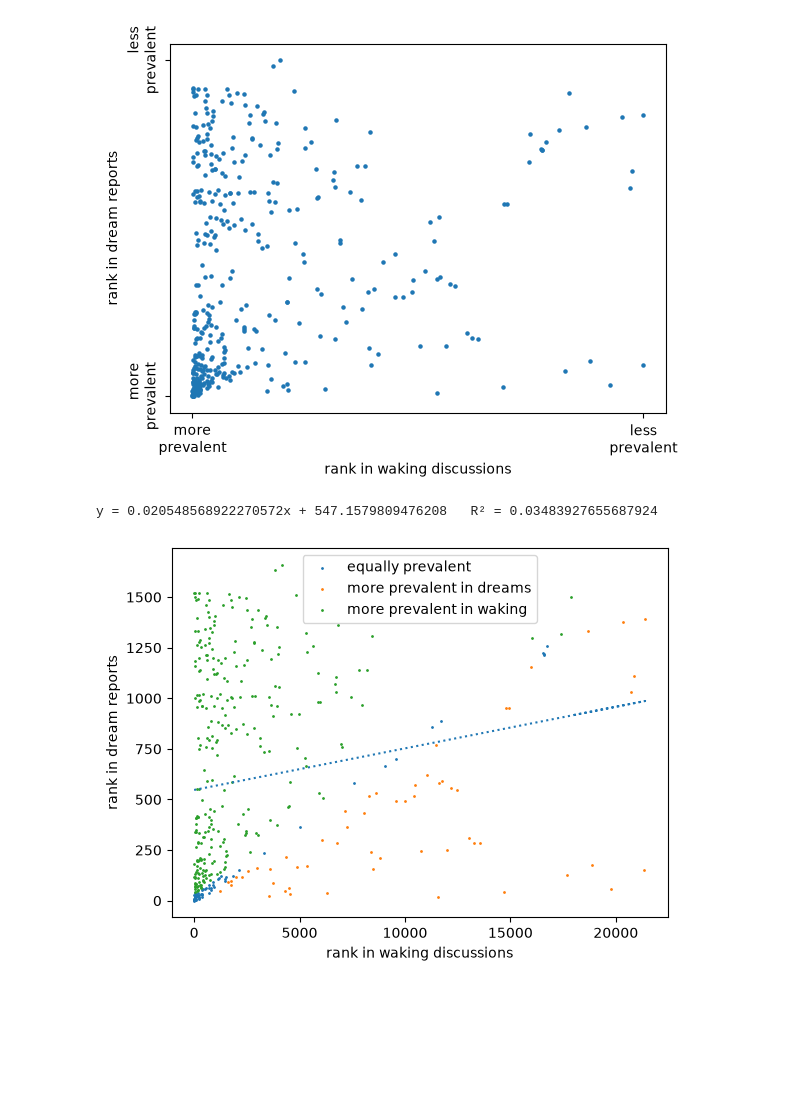
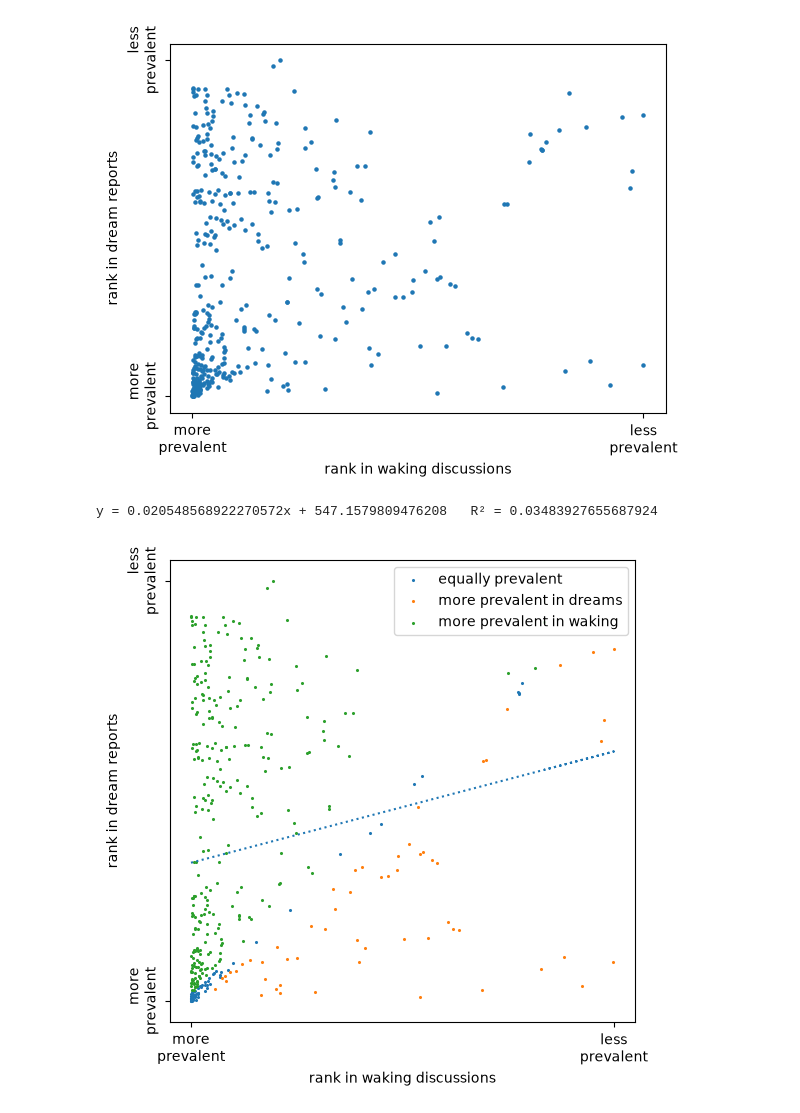
Before and after one commit to CosminS03/Epidemic_Dreams, a Jupyter notebook: figure2.ipynb, the cells around one changed output. Saved outputs shown, nothing was run; the diff lists cells and outputs as text; code cells hidden in the pictures; blank space fills up the shorter version.

Commit message:
update: better figure labeling

```diff
--- a/figure2.ipynb
+++ b/figure2.ipynb
@@ -32,21 +32,24 @@ plt.show()
 # %%
 from sklearn.linear_model import LinearRegression
 
 X = df[["rank_twitter_covid"]]
 y = df["rank_dreams_covid"]
 
 model = LinearRegression().fit(X, y)
 print(f"y = {model.coef_[0]}x + {model.intercept_}   R² = {model.score(X, y)}")
 
+plt.figure(figsize=(6, 6))
 labels = ["equally prevalent", "more prevalent in dreams", "more prevalent in waking"]  # same order as file_list
 for filename, label in zip(file_list, labels):
     d = pd.read_csv(f"./data/{filename}")
-    plt.scatter(d["rank_twitter_covid"], d["rank_dreams_covid"], s=1, label=label)
+    plt.scatter(d["rank_twitter_covid"], d["rank_dreams_covid"], s=1.5, label=label)
 plt.plot(X, model.predict(X), linestyle=":")
 plt.legend()
 plt.xlabel("rank in waking discussions")
 plt.ylabel("rank in dream reports")
+plt.xticks([x.min(), x.max()], ["more\nprevalent", "less\nprevalent"])
+plt.yticks([y.min(), y.max()], ["more\nprevalent", "less\nprevalent"],rotation=90, va="center")
 plt.show()
 # %% [output]
 y = 0.020548568922270572x + 547.1579809476208   R² = 0.03483927655687924
-[figure, old version]
+[figure, new version]
```
